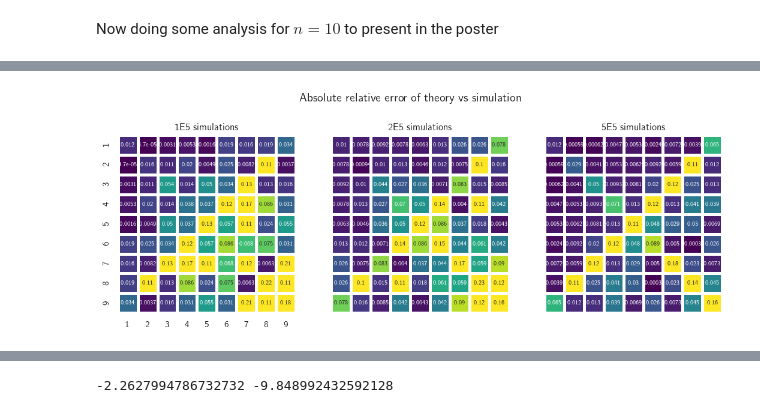
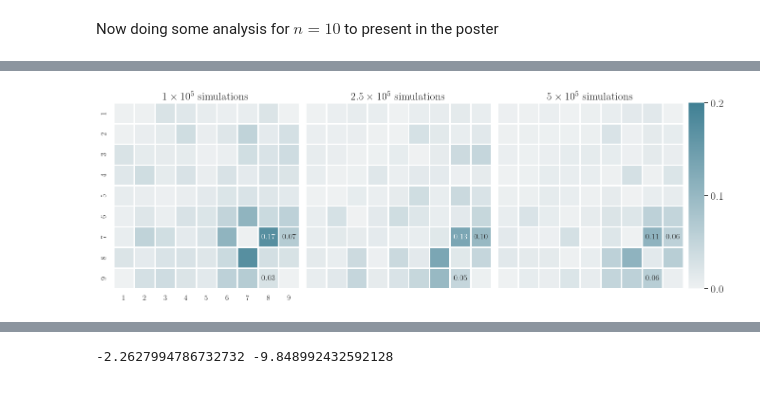
Before and after one commit to FaridKaveh/jfsNumerics, a Jupyter notebook: ParseProbabilities_n6.ipynb, the cells around one changed output, grey strips where cells are left out. Saved outputs shown, nothing was run; the diff lists cells and outputs as text; code cells hidden in the pictures.

Commit message:
code for new plots

```diff
--- a/ParseProbabilities_n6.ipynb
+++ b/ParseProbabilities_n6.ipynb
@@ -110,5 +111,5 @@ plt.show()
 # %%
-sbn.set(rc={'text.usetex':True, 'font.family':'sans-serif', 'font.sans-serif':'DejaVu Sans'})
+sbn.set_theme(rc={'text.usetex':True, 'font.family':'sans', 'font.sans-serif':'DejaVu Sans'})
 plt.rc('text.latex', preamble=r'\usepackage{amsmath, amsfonts, dsfont}')
 # fig, (ax1, ax2, ax4) = plt.subplots(3,1,
 #                                    sharey=False,
@@ -348,19 +351,19 @@ plt.show()
 # %% [markdown]
 Now doing some analysis for $n=10$ to present in the poster
 # %%
-with open("/home/farid/Documents/NonGitCode/JFSDist1E5n10", "rb") as file:
+with open("/home/farid/Documents/NonGitCode/JFSDist10n100000", "rb") as file:
     jfsDist10_1 = pickle.load(file)
 
 jfsDist10_1 = 1/2 * (jfsDist10_1 + np.transpose(jfsDist10_1))
 jfsDist10_1 /= np.sum(jfsDist10_1)
 # %%
-with open("/home/farid/Documents/NonGitCode/JFSDist2E5n10", "rb") as file:
+with open("/home/farid/Documents/NonGitCode/JFSDist10n250000", "rb") as file:
     jfsDist10_2 = pickle.load(file)
 
 jfsDist10_2 = 1/2 * (jfsDist10_2 + np.transpose(jfsDist10_2))
 jfsDist10_2 /= np.sum(jfsDist10_2)
 # %%
-with open("/home/farid/Documents/NonGitCode/JFSDist5E5n10", "rb") as file:
+with open("/home/farid/Documents/NonGitCode/JFSDist10n500000", "rb") as file:
     jfsDist10_5 = pickle.load(file)
 
 jfsDist10_5 = 1/2 * (jfsDist10_5 + np.transpose(jfsDist10_5))
@@ -372,62 +379,89 @@ relative_error_n10_5 = (jfs10 - jfsDist10_5)/jfsDist10_5
 # %%
-fix, (ax1,ax2, ax3) = plt.subplots(1,3,
+
+plt.rcParams["font.family"] = "sans"
+plt.rcParams["font.size"] = 12
+plt.rcParams["axes.titlesize"]=16
+annotations1 = np.empty_like(relative_error_n10_1,dtype=object)
+annotations1[:] = ""
+annotations1[8,7] = f"{np.abs(relative_error_n10_1[7,8]):.2f}"
+annotations1[6,7] = f"{np.abs(relative_error_n10_1[6,7]):.2f}"
+annotations1[6,8] = f"{np.abs(relative_error_n10_1[6,8]):.2f}"
+# annotations1[6,6] = f"{np.abs(relative_error_n10_1[6,6]):.2f}"
+fig, (ax1,ax2,ax3,ax4) = plt.subplots(1,4,
                              sharey = False,
                              sharex = False,
-                             figsize = (13,4.5),
-                             gridspec_kw={'width_ratios':[12,12,12]})
-
-ax4 = fig.add_axes((36/37, 0.19, 1/37, 0.61))
+                             figsize = (18,4.5),
+                             gridspec_kw={'width_ratios':[12,12,12,1]},
+                                layout='compressed')
 
 frequencies = [i for i in range(1,10)]
-
+sbn.diverging_palette(250, 30, l=65, center="dark", as_cmap=True)
 sbn.heatmap(
     np.abs(relative_error_n10_1),
     ax=ax1,
-    linewidths=2.5,
+    linewidths=1,
+    square=True,
     vmin=0,
-    vmax=0.10,
-    square=True,
+    vmax=0.2,
     xticklabels=frequencies,
     yticklabels=frequencies,
     cbar=True,
-    cbar_kws={"shrink":0.4},
+    cbar_kws={'shrink':0.4, 'orientation':'vertical',
+             'ticks':[0,0.1,0.2]},
     cbar_ax=ax4,
-    cmap='viridis',
-    annot=True,
-    annot_kws={"fontsize":7})
+    annot=annotations1,
+    fmt="",
+    annot_kws={"fontsize":12},
+    cmap=sbn.color_palette("light:#408094", as_cmap=True))
 
+
+annotations1[8,7] = f"{np.abs(relative_error_n10_2[7,8]):.2f}"
+annotations1[6,7] = f"{np.abs(relative_error_n10_2[6,7]):.2f}"
+# annotations1[6,6] = f"{np.abs(relative_error_n10_2[6,6]):.2f}"
+annotations1[6,8] = f"{np.abs(relative_error_n10_2[6,8]):.2f}"
 sbn.heatmap(
     np.abs(relative_error_n10_2),
     ax=ax2,
-    linewidths=2.5,
+    linewidths=1,
+    square=True,
     vmin=0,
-    vmax=0.10,
-    square=True,
+    vmax=0.2,
     xticklabels=[],
     yticklabels=[],
     cbar=False,
-    cmap='viridis',
-    annot=True,
-    annot_kws={"fontsize":7})
+    annot=annotations1,
+    fmt="",
+    annot_kws={"fontsize":12},
+    cmap=sbn.color_palette("light:#408094", as_cmap=True))
 
+
+annotations1[8,7] = f"{np.abs(relative_error_n10_5[7,8]):.2f}"
+annotations1[6,7] = f"{np.abs(relative_error_n10_5[6,7]):.2f}"
+# annotations1[6,6] = f"{np.abs(relative_error_n10_5[6,6]):.2f}"
+annotations1[6,8] = f"{np.abs(relative_error_n10_5[6,8]):.2f}"
 sbn.heatmap(
     np.abs(relative_error_n10_5),
     ax=ax3,
-    linewidths=2.5,
+    linewidths=1,
+    square=True,
     vmin=0,
-    vmax=0.10,
-    square=True,
+    vmax=0.2,
     xticklabels=[],
     yticklabels=[],
     cbar=False,
-    cmap='viridis',
-    annot=True,
-    annot_kws={"fontsize":7})
+    cmap=sbn.color_palette("light:#408094", as_cmap=True),
+    annot=annotations1,
+    fmt="",
+    annot_kws={"fontsize":12,
+               "family": ""})
 
-ax1.set_title("1E5 simulations")
-ax2.set_title("2E5 simulations")
-ax3.set_title("5E5 simulations")
-plt.suptitle("Absolute relative error of theory vs simulation")
+ax1.set_title(r"$1 \times 10^5$ simulations")
+ax2.set_title(r"$2.5 \times 10^5$ simulations")
+ax3.set_title(r"$5 \times 10^5$ simulations")
+
+cbar = ax1.collections[0].colorbar
+cbar.ax.tick_params(labelsize=16)
+# plt.suptitle("Absolute relative error of theory vs simulation")
 plt.show()
 # %% [output]
-[figure, old version]
+[figure, new version]
```
Also changed, not shown: parts of 30 cells of this notebook.
